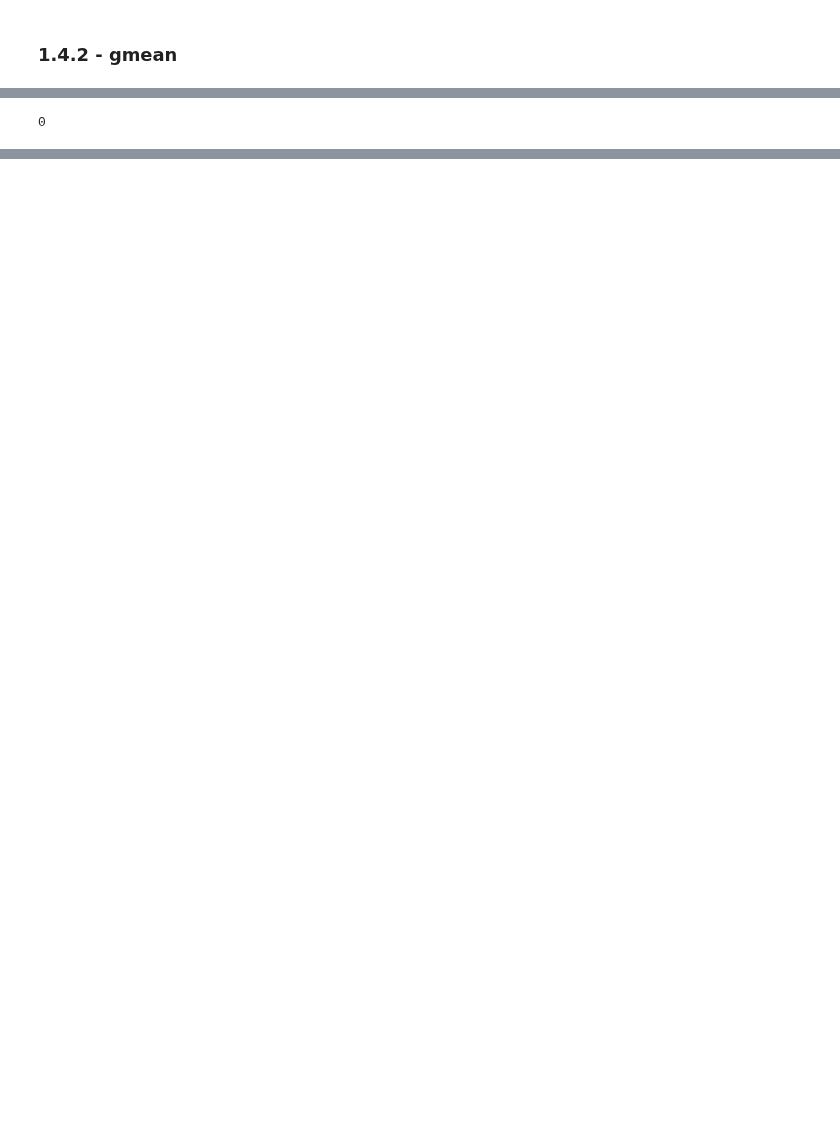
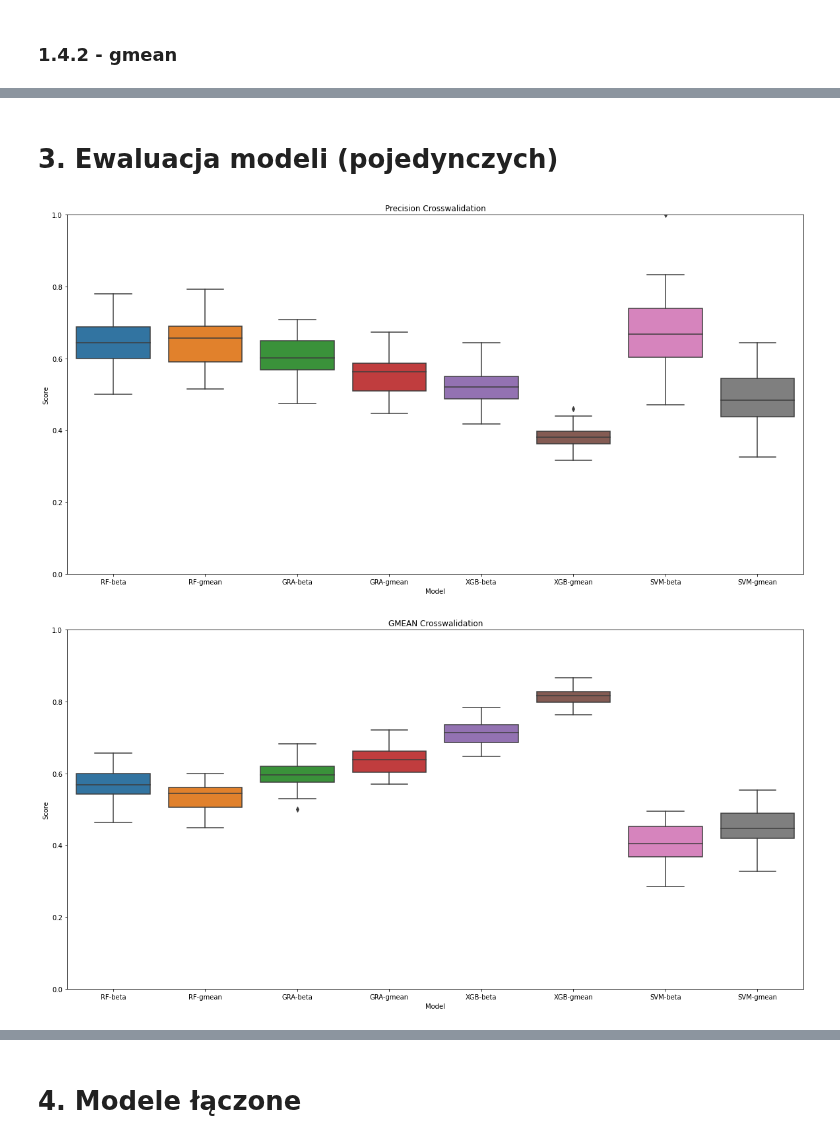
Before and after one commit to AristocratesJ/Bank-Marketing-Classification-Task, a Jupyter notebook: model_and_hyperparameters.ipynb, the cells around one changed output, grey strips where cells are left out. Cells and saved outputs as stored; diff of their text form; code cells hidden in the pictures; blank space fills up the shorter version.

Commit message:
update hyperparameters and add evaluation

```diff
--- a/model_and_hyperparameters.ipynb
+++ b/model_and_hyperparameters.ipynb
@@ -919,6 +871,11 @@ Confusion matrix:
-# %%
-### Crosswalidację trzeba od nowa znowu niestety
-import os
-os.system('jupyter nbconvert --to html model_and_hyperparameters.ipynb')
-# %% [output]
-0
+# %% [markdown]
+# 3. Ewaluacja modeli (pojedynczych)
+# %%
+from sklearn.model_selection import RepeatedStratifiedKFold
+from sklearn.model_selection import cross_val_score
+def evaluate_model(model, X, y, scoring):
+
+    cv = RepeatedStratifiedKFold(n_splits=5, n_repeats=10, random_state=17)
+    scores = cross_val_score(model, X, y, scoring=scoring, cv=cv, n_jobs=-1, error_score='raise')
+
+    return scores
@@ -924,0 +952,33 @@ os.system('jupyter nbconvert --to html model_and_hyperparameters.ipynb')
+# %%
+rf1 = get_my_pipe_with_model(RandomForestClassifier(**dict_forest_fbeta))
+rf2 = get_my_pipe_with_model(RandomForestClassifier(**dict_forest_gmean))
+gra1 = get_my_pipe_with_model(HistGradientBoostingClassifier(**dict_gradient_fbeta))
+gra2 = get_my_pipe_with_model(HistGradientBoostingClassifier(**dict_gradient_gmean))
+xgb1 = get_my_pipe_with_model(XGBClassifier(**dict_xgboost_fbeta))
+xgb2 = get_my_pipe_with_model(XGBClassifier(**dict_xgboost_gmean))
+svc1 = get_my_pipe_with_model(SVC(**dict_svm_fbeta))
+svc2 = get_my_pipe_with_model(SVC(**dict_svm_gmean))
+
+models = [rf1, rf2, gra1, gra2, xgb1, xgb2, svc1, svc2]
+model_names = ["RF-beta", "RF-gmean", "GRA-beta", "GRA-gmean", "XGB-beta", "XGB-gmean", "SVM-beta", "SVM-gmean"]
+scorings = ["precision", custom_gmean_scorer, custom_fbeta_scorer, "balanced_accuracy", "recall"]
+scoring_names = ["Precision Crosswalidation", "GMEAN Crosswalidation", "Fbeta Crosswalidation", "Balanced Accuracy Crosswalidation", "Recall Crosswalidation"]
+for i, scoring in enumerate(scorings):
+    my_dict = dict()
+    for j, model in enumerate(models):
+        my_dict[j] = evaluate_model(model, X, y, scoring)
+
+    df = pd.DataFrame(my_dict)
+    plt.figure(figsize=(20, 10))
+    ax = sns.boxplot(x="variable", y="value", data=pd.melt(df))
+
+    ax.set_ylim([0, 1])
+    ax.set_ylabel("Score")
+    ax.set_xticklabels(model_names)
+    ax.set_xlabel("Model")
+    ax.set_title(scoring_names[i])
+
+    plt.show()
+# %% [output]
+[figure, added]
+[figure, added]
@@ -924,0 +988,2 @@ os.system('jupyter nbconvert --to html model_and_hyperparameters.ipynb')
+# %% [markdown]
+# 4. Modele łączone
```
Also changed, not shown: parts of 22 cells of this notebook, 1 other file.
